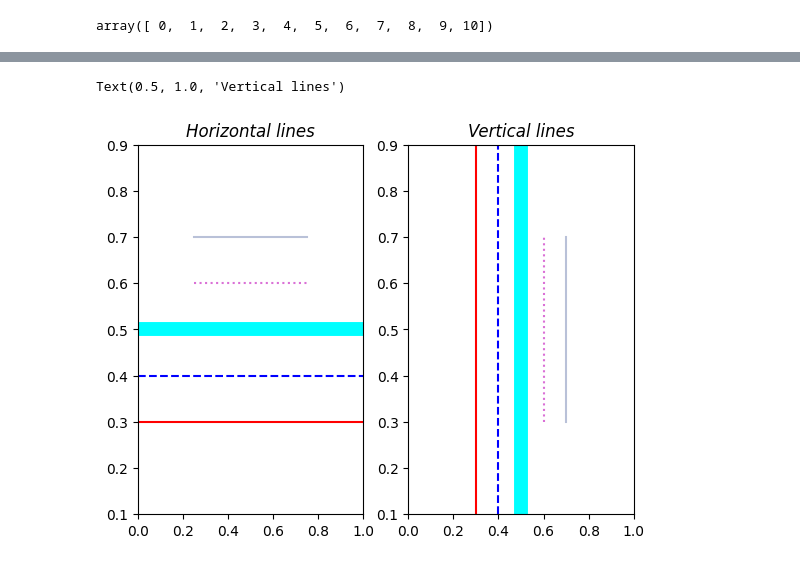
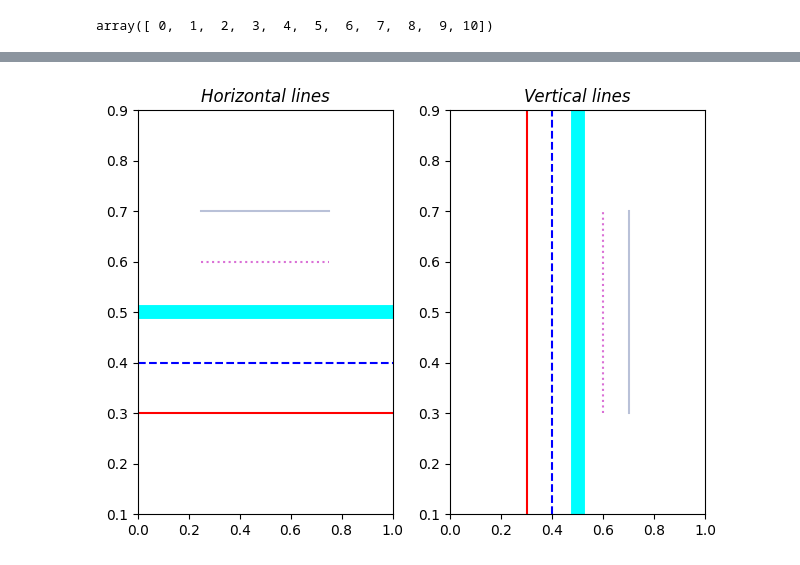
Before and after one commit to bytesbyt/ds_data_visualisation, a Jupyter notebook: data_vis_playground.ipynb, the cells around one changed output, grey strips where cells are left out. Cells and saved outputs as stored; diff of their text form; code cells hidden in the pictures.

```diff
--- a/data_vis_playground.ipynb
+++ b/data_vis_playground.ipynb
@@ -101,21 +101,22 @@ array([ 0.  ,  0.05,  0.1 ,  0.15,  0.2 ,  0.25,  0.3 ,  0.35,  0.4 ,
 # %%
 # horizontal and vertical lines
 fig, ax = plt.subplots(1,2)
 ax[0].axhline(0.3, color = 'red')
 ax[0].axhline(0.4, linestyle = '--', color = 'blue')
 ax[0].axhline(0.5, color = 'cyan', linewidth = 10)
 ax[0].axhline(0.6, linestyle = ':', xmin = 0.25, xmax = 0.75, color = 'orchid')
 ax[0].axhline(0.7, xmin = 0.25, xmax = 0.75, color = (0.1, 0.2, 0.5, 0.3))
 ax[0].set_ylim([0.1, 0.9])
 ax[0].set_title('Horizontal lines', fontstyle = 'italic')
 
 ax[1].axvline(0.3, color = 'red')
 ax[1].axvline(0.4, linestyle = '--', color = 'blue')
 ax[1].axvline(0.5, color = 'cyan', linewidth = 10)
 ax[1].axvline(0.6, linestyle = ':', ymin = 0.25, ymax = 0.75, color = 'orchid')
 ax[1].axvline(0.7, ymin = 0.25, ymax = 0.75, color = (0.1, 0.2, 0.5, 0.3))
 ax[1].set_ylim([0.1, 0.9])
 ax[1].set_title('Vertical lines', fontstyle = 'italic')
+
+plt.tight_layout()
 # %% [output]
-Text(0.5, 1.0, 'Vertical lines')
-[figure, old version]
+[figure, new version]
```
Also changed, not shown: parts of 3 cells of this notebook, 1 other file.
